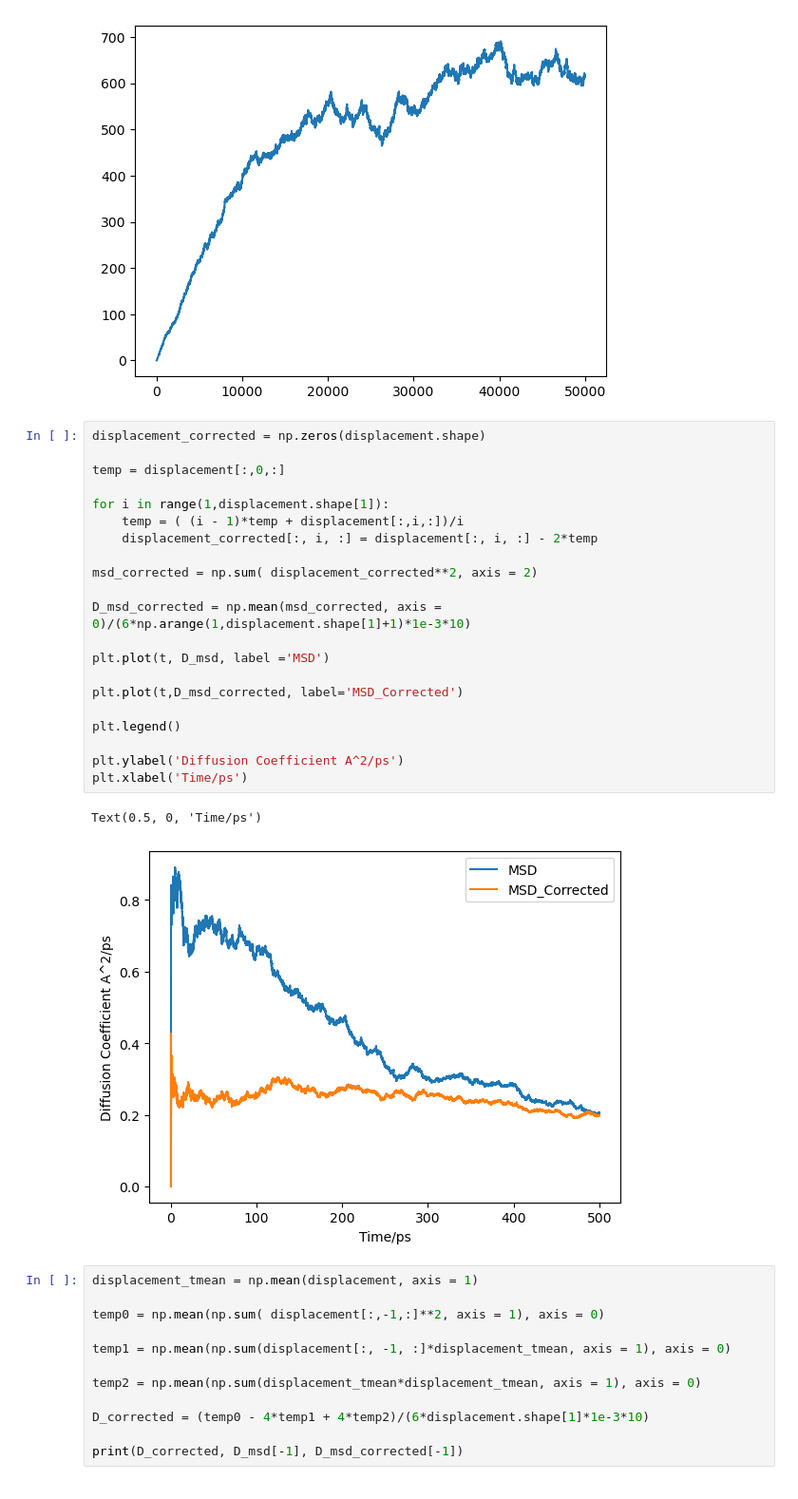
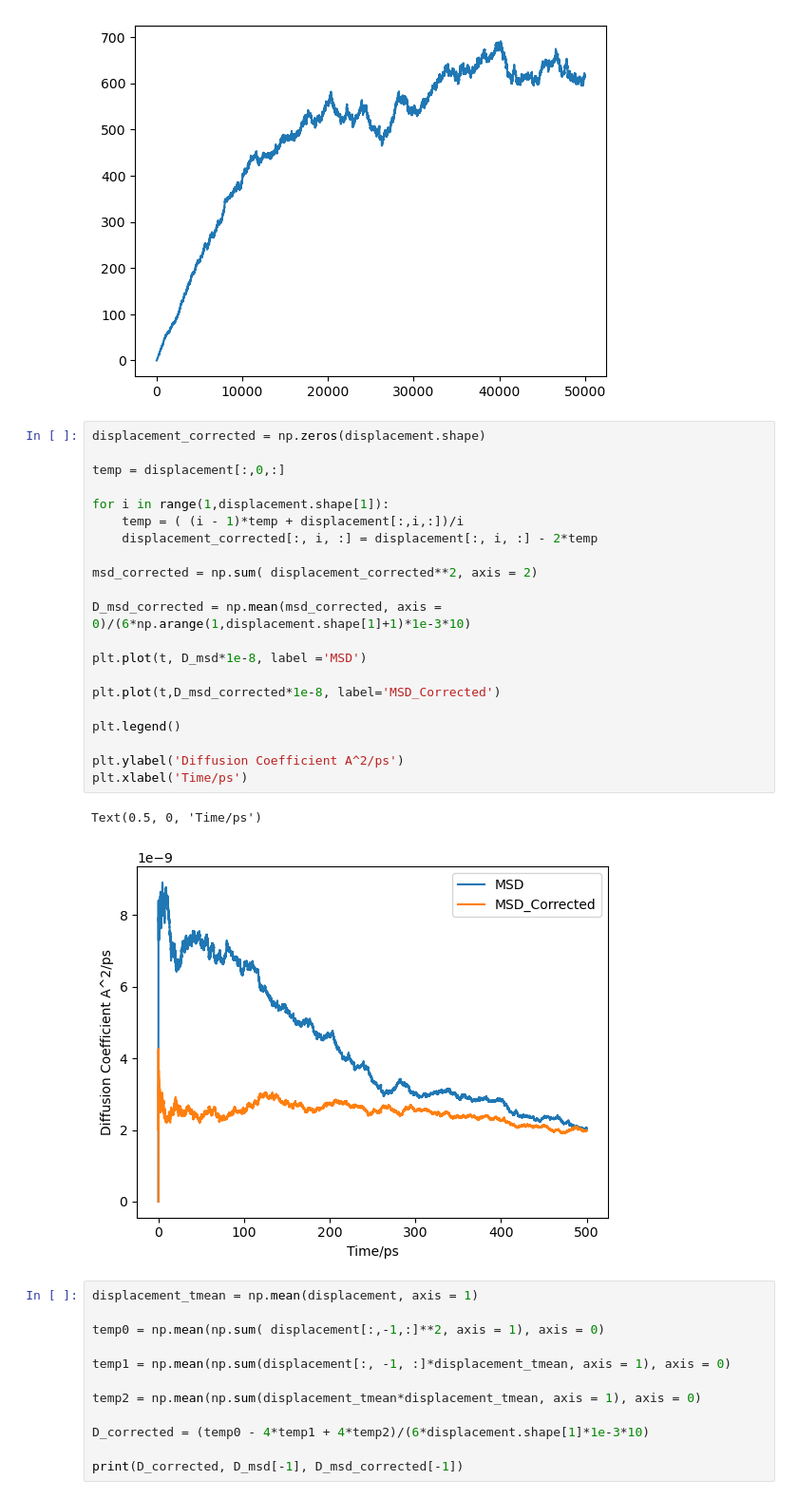
Before and after one commit to Samanyu-T/Fit_EAM, a Jupyter notebook: Jupyter Notebooks/Diffusion_Plot.ipynb, the cells around one changed output. Shown at 95% size. Cells and saved outputs as stored; diff of their text form.

```diff
--- a/Jupyter Notebooks/Diffusion_Plot.ipynb
+++ b/Jupyter Notebooks/Diffusion_Plot.ipynb
@@ -96,27 +96,27 @@ plt.plot(msd)
 # %%
 displacement_corrected = np.zeros(displacement.shape)
 
 temp = displacement[:,0,:]
 
 for i in range(1,displacement.shape[1]):
     temp = ( (i - 1)*temp + displacement[:,i,:])/i
     displacement_corrected[:, i, :] = displacement[:, i, :] - 2*temp
 
 msd_corrected = np.sum( displacement_corrected**2, axis = 2)
 
 D_msd_corrected = np.mean(msd_corrected, axis = 0)/(6*np.arange(1,displacement.shape[1]+1)*1e-3*10)
 
-plt.plot(t, D_msd, label ='MSD')
+plt.plot(t, D_msd*1e-8, label ='MSD')
 
-plt.plot(t,D_msd_corrected, label='MSD_Corrected')
+plt.plot(t,D_msd_corrected*1e-8, label='MSD_Corrected')
 
 plt.legend()
 
 plt.ylabel('Diffusion Coefficient A^2/ps')
 plt.xlabel('Time/ps')
 # %% [output]
 Text(0.5, 0, 'Time/ps')
-[figure, old version]
+[figure, new version]
 # %%
 displacement_tmean = np.mean(displacement, axis = 1)
 
```
Also changed, not shown: 43 other files.
